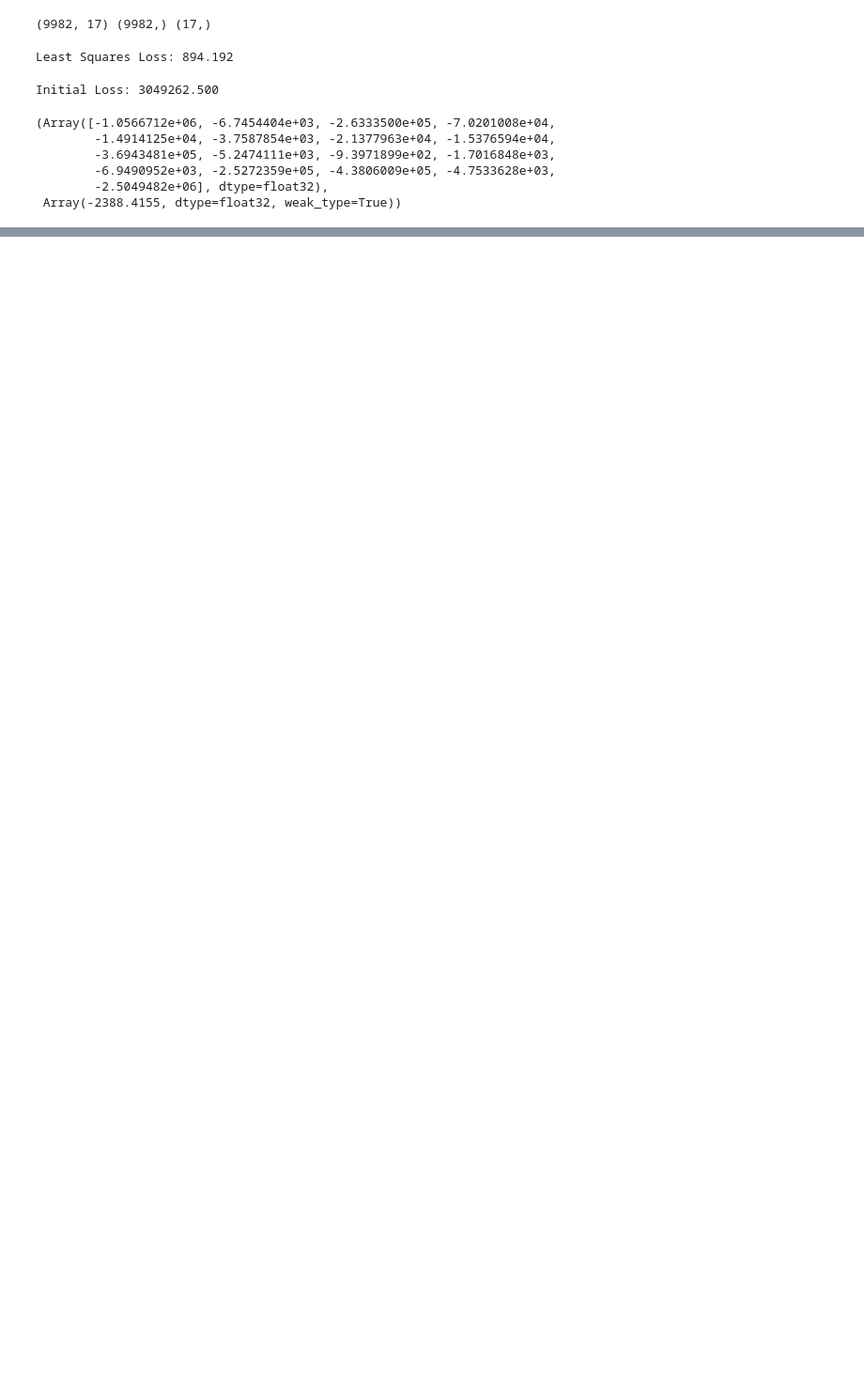
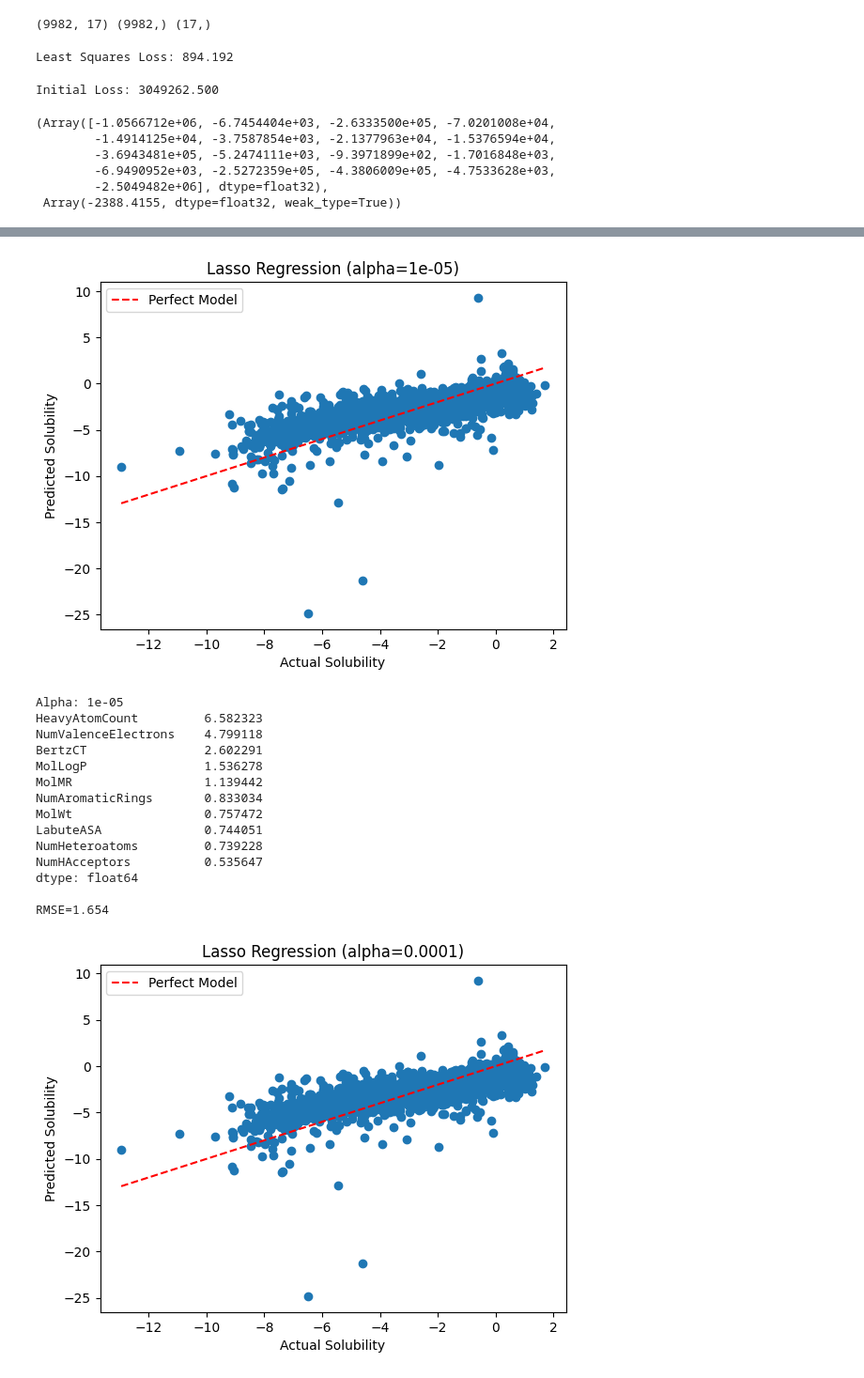
Before and after one commit to connorblake1/CHEM313, a Jupyter notebook: hw1/hw1.ipynb, the cells around one changed output, grey strips where cells are left out. Shown at 94% size. Saved outputs shown, nothing was run; the diff lists cells and outputs as text; code cells hidden in the pictures; blank space fills up the shorter version.

```diff
--- a/hw1/hw1.ipynb
+++ b/hw1/hw1.ipynb
@@ -165,0 +304,36 @@ plt.show()
+# %%
+for a in [1e-5, 1e-4, 1e-3, 1e-2, 1e-1, 1]:
+    model = Lasso(alpha=a, max_iter=10000)
+    model.fit(X_train, y_train)
+    y_pred = model.predict(X_test)
+    plt.figure()
+    plt.scatter(y_test, y_pred)
+    plt.plot([min(y_test), max(y_test)], [min(y_test), max(y_test)], 'r--',label="Perfect Model")
+    plt.xlabel('Actual Solubility')
+    plt.ylabel('Predicted Solubility')
+    plt.title(f'Lasso Regression (alpha={a})')
+    plt.legend()
+    plt.show()
+    print(f"Alpha: {a}")
+    print(pd.Series(model.coef_, index=feature_names).abs().sort_values(ascending=False).head(10))
+
+    rmse = np.sqrt(mean_squared_error(y_test, y_pred))
+    print()
+    print(f"RMSE={rmse:.3f}")
+# %% [output]
+[figure, added]
+Alpha: 1e-05
+HeavyAtomCount         6.582323
+NumValenceElectrons    4.799118
+BertzCT                2.602291
+MolLogP                1.536278
+MolMR                  1.139442
+NumAromaticRings       0.833034
+MolWt                  0.757472
+LabuteASA              0.744051
+NumHeteroatoms         0.739228
+NumHAcceptors          0.535647
+dtype: float64
+
+RMSE=1.654
+[figure, added]
```
Also changed, not shown: parts of 44 cells of this notebook, 3 other files.
